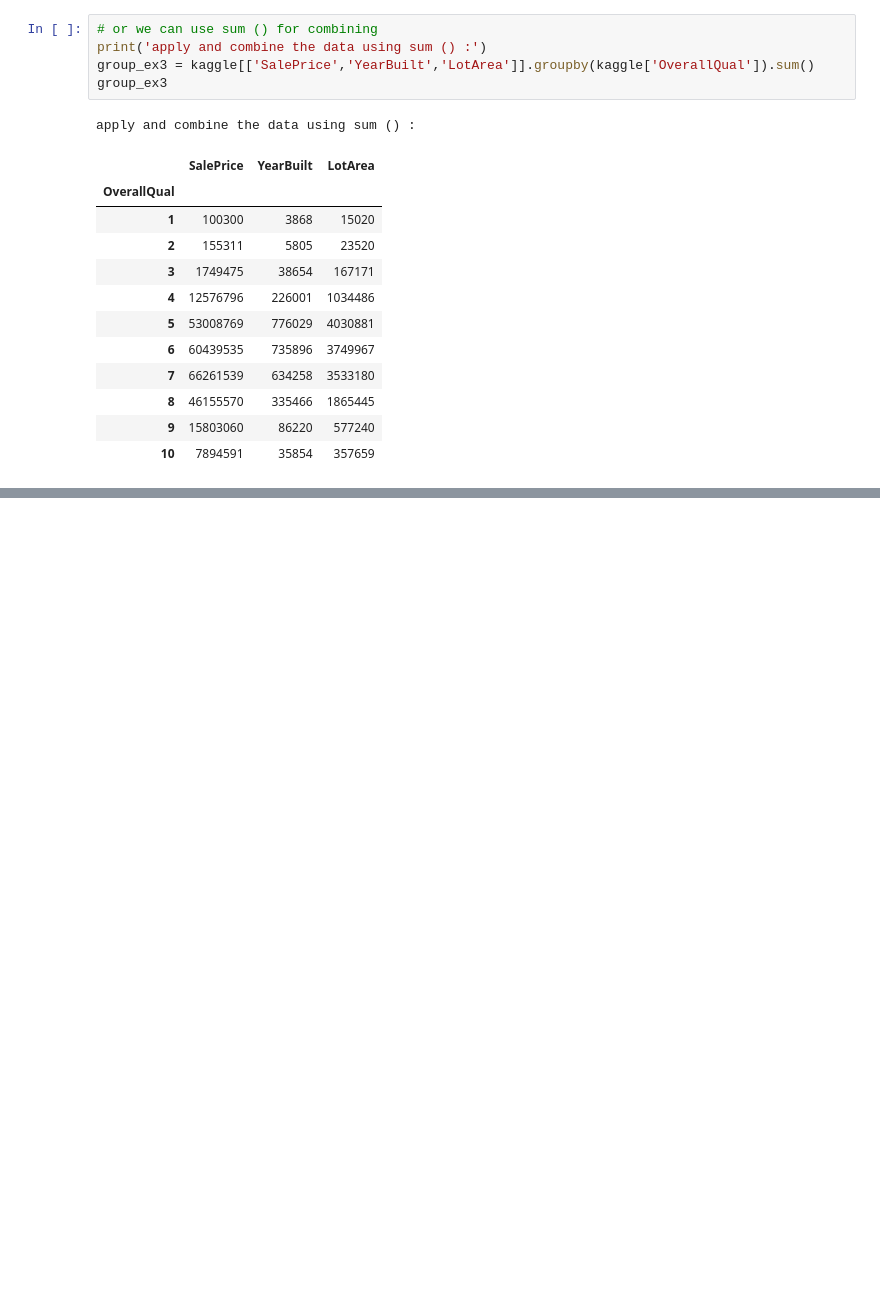
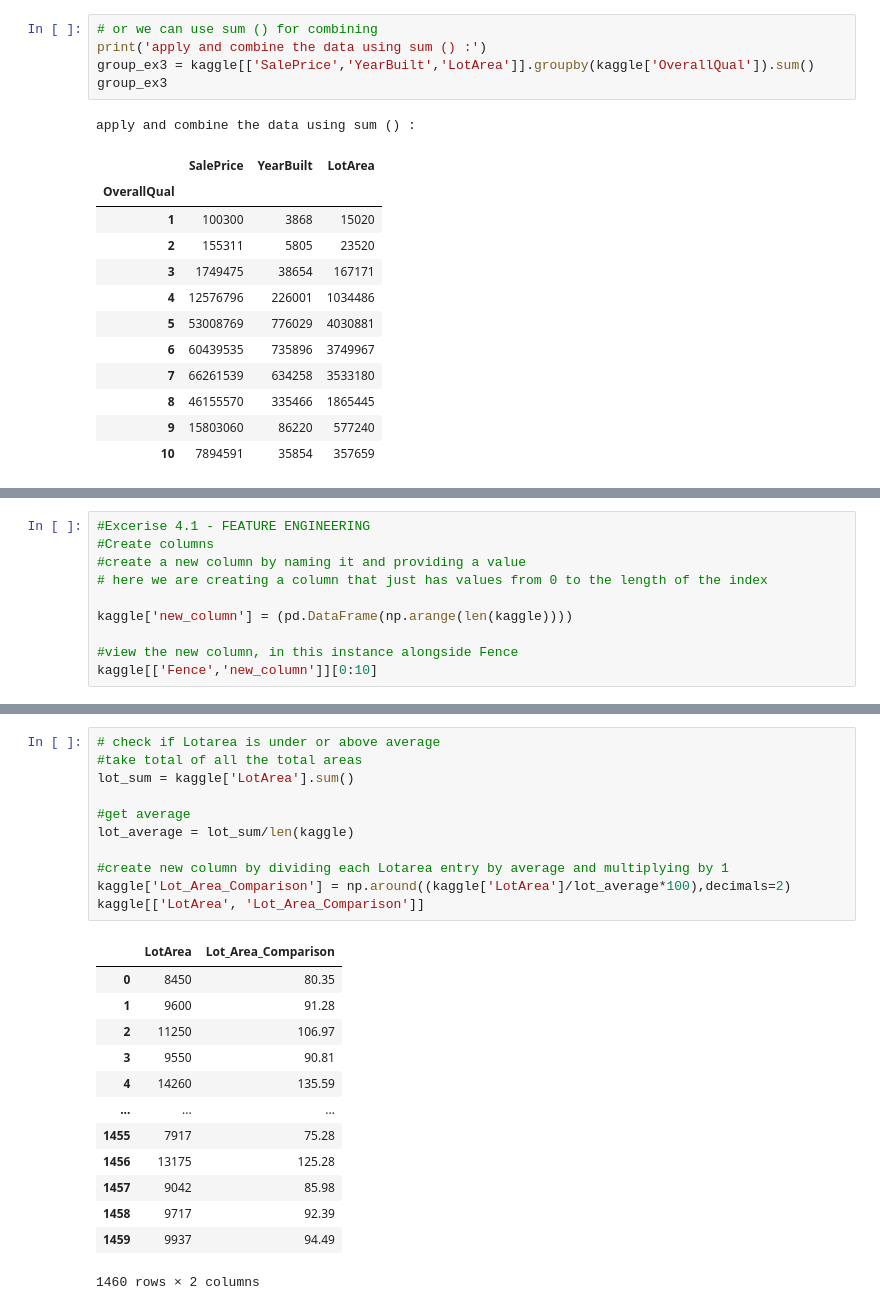
Before and after one commit to anjali88/Basic-ML-, a Jupyter notebook: Pushpanjali_banik_Pandas.ipynb, the cells around one changed output, grey strips where cells are left out. Drawn from its saved outputs; the diff is of its cells as text; blank space fills up the shorter version.

```diff
--- a/Pushpanjali_banik_Pandas.ipynb
+++ b/Pushpanjali_banik_Pandas.ipynb
@@ -1037,0 +1035,10 @@ apply and combine the data using sum () :
+# %%
+#Excerise 4.1 - FEATURE ENGINEERING
+#Create columns
+#create a new column by naming it and providing a value
+# here we are creating a column that just has values from 0 to the length of the index
+
+kaggle['new_column'] = (pd.DataFrame(np.arange(len(kaggle))))
+
+#view the new column, in this instance alongside Fence
+kaggle[['Fence','new_column']][0:10]
@@ -1037,0 +1057,25 @@ apply and combine the data using sum () :
+# %%
+# check if Lotarea is under or above average
+#take total of all the total areas
+lot_sum = kaggle['LotArea'].sum()
+
+#get average
+lot_average = lot_sum/len(kaggle)
+
+#create new column by dividing each Lotarea entry by average and multiplying by 1
+kaggle['Lot_Area_Comparison'] = np.around((kaggle['LotArea']/lot_average*100),decimals=2)
+kaggle[['LotArea', 'Lot_Area_Comparison']]
+# %% [output]
+|  | LotArea | Lot_Area_Comparison |
+| 0 | 8450 | 80.35 |
+| 1 | 9600 | 91.28 |
+| 2 | 11250 | 106.97 |
+| 3 | 9550 | 90.81 |
+| 4 | 14260 | 135.59 |
+| ... | ... | ... |
+| 1455 | 7917 | 75.28 |
+| 1456 | 13175 | 125.28 |
+| 1457 | 9042 | 85.98 |
+| 1458 | 9717 | 92.39 |
+| 1459 | 9937 | 94.49 |
+1460 rows × 2 columns
```
Also changed, not shown: parts of 8 cells of this notebook.
